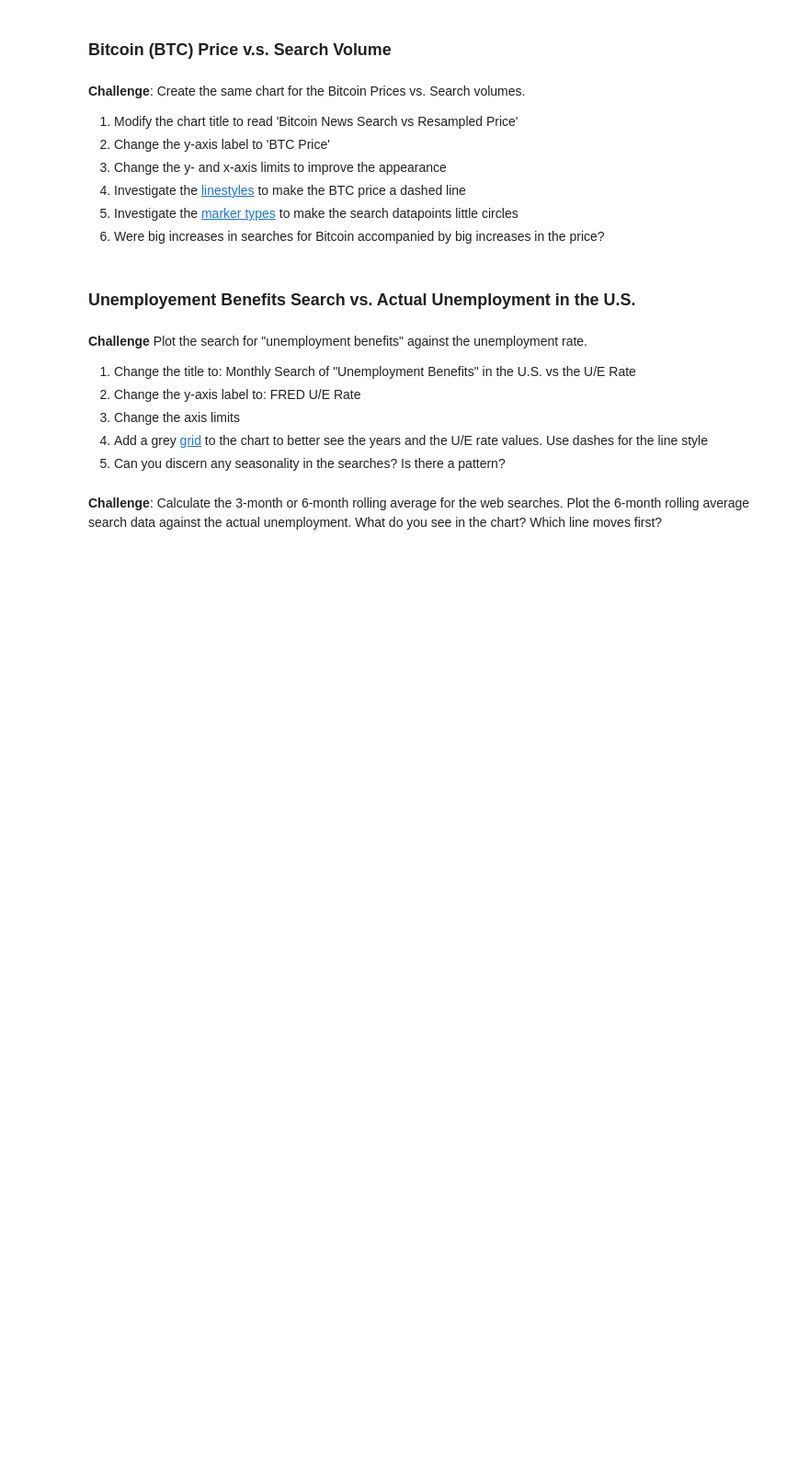
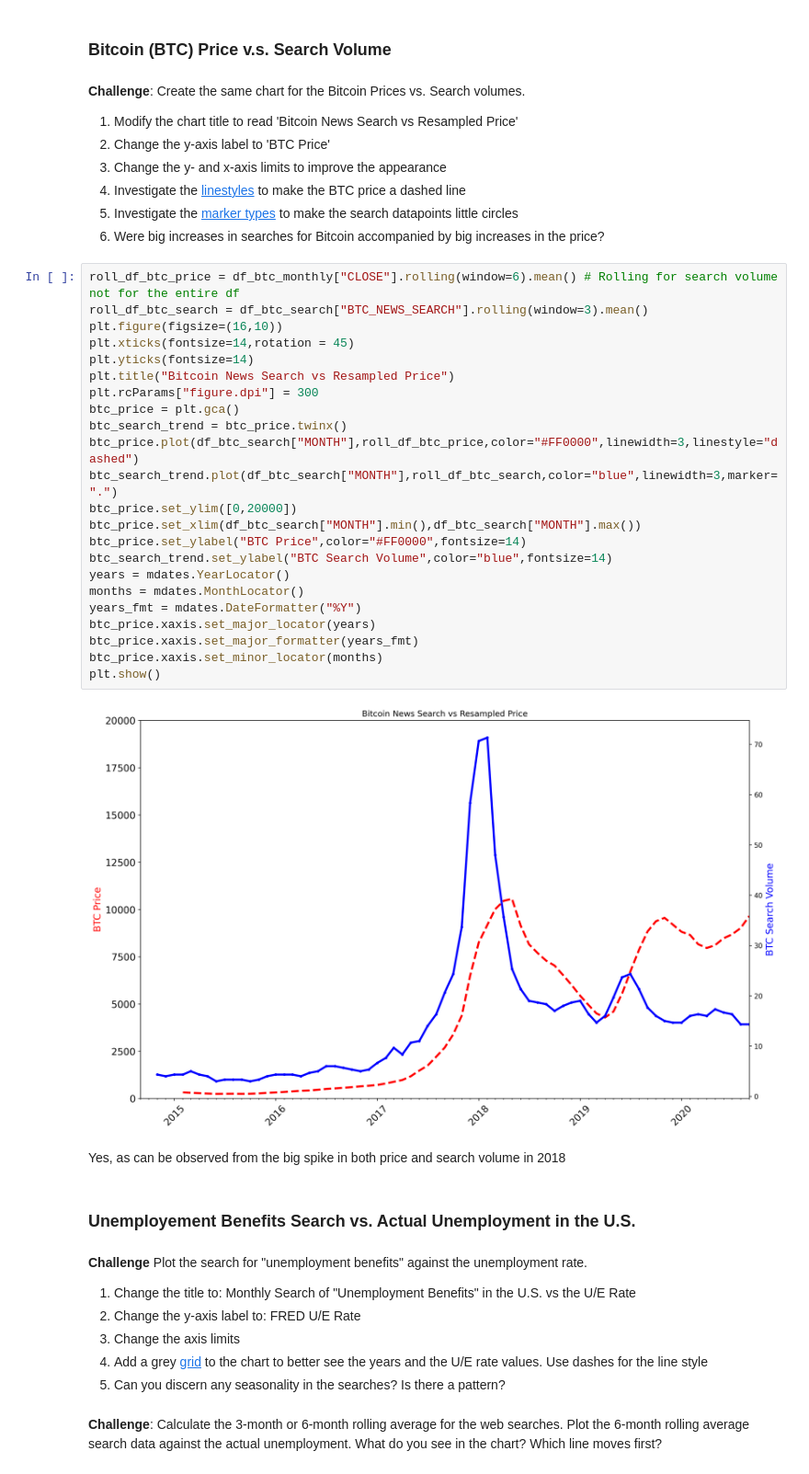
Before and after one commit to Golden-Leaves/100daysofpython, a Jupyter notebook: data_science/google_trends_data/Google Trends and Data Visualisation (start).ipynb, the cells around one changed output. Shown: that part at 92% size. Saved outputs shown, nothing was run; the diff lists cells and outputs as text; blank space fills up the shorter version.

```diff
--- a/data_science/google_trends_data/Google Trends and Data Visualisation (start).ipynb
+++ b/data_science/google_trends_data/Google Trends and Data Visualisation (start).ipynb
@@ -209,6 +257,33 @@ How to add tick formatting for dates on the x-axis.
 4. Investigate the [linestyles](https://matplotlib.org/3.2.1/api/_as_gen/matplotlib.pyplot.plot.html ) to make the BTC price a dashed line <br>
 5. Investigate the [marker types](https://matplotlib.org/3.2.1/api/markers_api.html) to make the search datapoints little circles <br>
 6. Were big increases in searches for Bitcoin accompanied by big increases in the price?
+# %%
+roll_df_btc_price = df_btc_monthly["CLOSE"].rolling(window=6).mean() # Rolling for search volume not for the entire df
+roll_df_btc_search = df_btc_search["BTC_NEWS_SEARCH"].rolling(window=3).mean()
+plt.figure(figsize=(16,10))
+plt.xticks(fontsize=14,rotation = 45)
+plt.yticks(fontsize=14)
+plt.title("Bitcoin News Search vs Resampled Price")
+plt.rcParams["figure.dpi"] = 300
+btc_price = plt.gca()
+btc_search_trend = btc_price.twinx()
+btc_price.plot(df_btc_search["MONTH"],roll_df_btc_price,color="#FF0000",linewidth=3,linestyle="dashed")
+btc_search_trend.plot(df_btc_search["MONTH"],roll_df_btc_search,color="blue",linewidth=3,marker=".")
+btc_price.set_ylim([0,20000])
+btc_price.set_xlim(df_btc_search["MONTH"].min(),df_btc_search["MONTH"].max())
+btc_price.set_ylabel("BTC Price",color="#FF0000",fontsize=14)
+btc_search_trend.set_ylabel("BTC Search Volume",color="blue",fontsize=14)
+years = mdates.YearLocator()
+months = mdates.MonthLocator()
+years_fmt = mdates.DateFormatter("%Y")
+btc_price.xaxis.set_major_locator(years)
+btc_price.xaxis.set_major_formatter(years_fmt)
+btc_price.xaxis.set_minor_locator(months)
+plt.show()
+# %% [output]
+[figure, added]
+# %% [markdown]
+Yes, as can be observed from the big spike in both price and search volume in 2018
 # %% [markdown]
 ### Unemployement Benefits Search vs. Actual Unemployment in the U.S.
 # %% [markdown]
```
Also changed, not shown: parts of 9 cells of this notebook.
